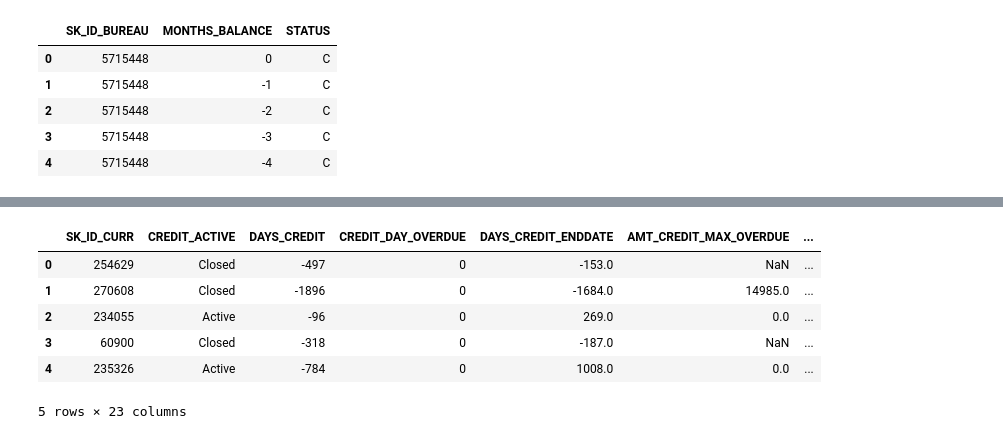
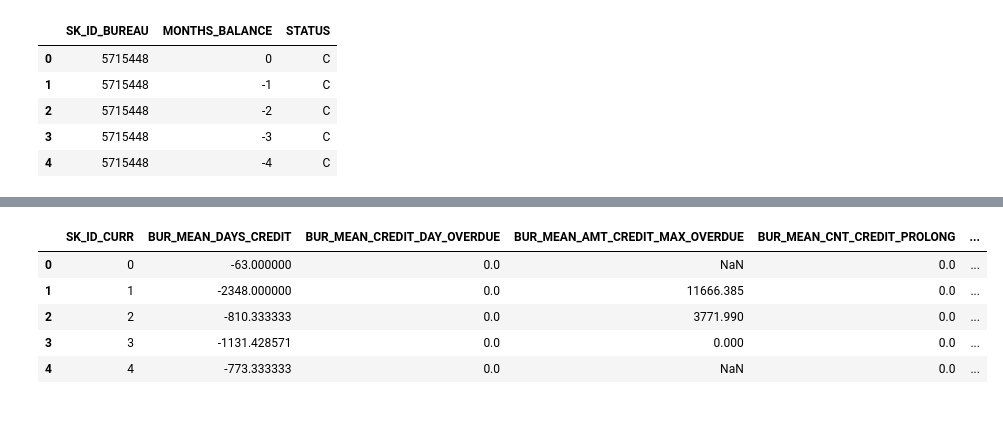
Before and after one commit to dunp7/Home-Default-Credit-Risk, a Jupyter notebook: Features Engineer and Selection/Bureau1.ipynb, the cells around one changed output, grey strips where cells are left out. Saved outputs shown, nothing was run; the diff lists cells and outputs as text; code cells hidden in the pictures.

```diff
--- a/Features Engineer and Selection/Bureau1.ipynb
+++ b/Features Engineer and Selection/Bureau1.ipynb
@@ -103,0 +159,16 @@ new_df.head()
+# %%
+final_dataset = new_df.merge(num_past_loan,
+                                      how='left',
+                                      on='SK_ID_CURR')
+final_dataset = final_dataset.merge(num_of_type,
+                                      how='left',
+                                      on='SK_ID_CURR')
+final_dataset = final_dataset.merge(atv_loans,
+                                      how='left',
+                                      on='SK_ID_CURR')
+final_dataset = final_dataset.merge(debt_credit,
+                                      how='left',
+                                      on='SK_ID_CURR')
+# %%
+final_dataset = final_dataset.drop(columns = ['DEBT_CREDIT_RATIO_y'])
+final_dataset = final_dataset.rename(columns = {'DEBT_CREDIT_RATIO_x': 'DEBT_CREDIT_RATIO'})
@@ -122,6 +212,6 @@ bureau_bal_mean = extract_mean(df2)
 # %%
 bureau_bal_mean = bureau_bal_mean.rename(columns = {'BUR_BAL_MEAN_SK_ID_BUREAU' : 'SK_ID_BUREAU'})
 # %%
-final = new_df.merge(bureau_bal_mean,  on = 'SK_ID_BUREAU', how = 'left')
-final.drop('SK_ID_BUREAU', axis = 1, inplace = True)
+final_dataset = final_dataset.merge(bureau_bal_mean,  on = 'SK_ID_BUREAU', how = 'left')
+final_dataset.drop('SK_ID_BUREAU', axis = 1, inplace = True) # we don't need this internal ID anymore
 # %%
@@ -130,5 +219,5 @@ def extract_mean_bur(x):
     y = x.groupby('SK_ID_CURR', as_index=False).mean().add_prefix('BUR_MEAN_')
     return y
 # %%
-final_mean_values = extract_mean_bur(final)
-final_mean_values = final.rename(columns = {'BUR_MEAN_SK_ID_CURR' : 'SK_ID_CURR'})
+final_data_mean_values = extract_mean_bur(final_dataset)
+final_data_mean_values = final_data_mean_values.rename(columns = {'BUR_MEAN_SK_ID_CURR' : 'SK_ID_CURR'})
@@ -139,11 +224,10 @@ final_mean_values.insert(0, 'SK_ID_CURR', sk_id_curr_column)
 # %%
-final_mean_values.head()
+final_data_mean_values.head()
 # %% [output]
-|  | SK_ID_CURR | CREDIT_ACTIVE | DAYS_CREDIT | CREDIT_DAY_OVERDUE | DAYS_CREDIT_ENDDATE | AMT_CREDIT_MAX_OVERDUE | ... |
-| 0 | 254629 | Closed | -497 | 0 | -153.0 | NaN | ... |
-| 1 | 270608 | Closed | -1896 | 0 | -1684.0 | 14985.0 | ... |
-| 2 | 234055 | Active | -96 | 0 | 269.0 | 0.0 | ... |
-| 3 | 60900 | Closed | -318 | 0 | -187.0 | NaN | ... |
-| 4 | 235326 | Active | -784 | 0 | 1008.0 | 0.0 | ... |
+|  | SK_ID_CURR | BUR_MEAN_DAYS_CREDIT | BUR_MEAN_CREDIT_DAY_OVERDUE | BUR_MEAN_AMT_CREDIT_MAX_OVERDUE | BUR_MEAN_CNT_CREDIT_PROLONG | ... |
+| 0 | 0 | -63.000000 | 0.0 | NaN | 0.0 | ... |
+| 1 | 1 | -2348.000000 | 0.0 | 11666.385 | 0.0 | ... |
+| 2 | 2 | -810.333333 | 0.0 | 3771.990 | 0.0 | ... |
+| 3 | 3 | -1131.428571 | 0.0 | 0.000 | 0.0 | ... |
+| 4 | 4 | -773.333333 | 0.0 | NaN | 0.0 | ... |
-5 rows × 23 columns
 # %%
```
Also changed, not shown: parts of 45 cells of this notebook, 2 other files.
